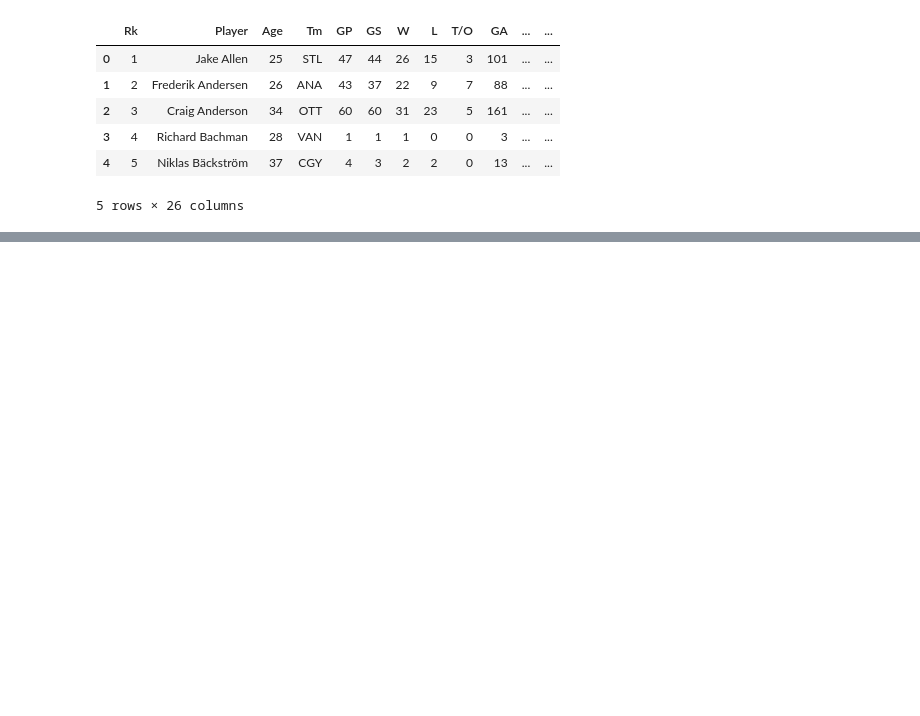
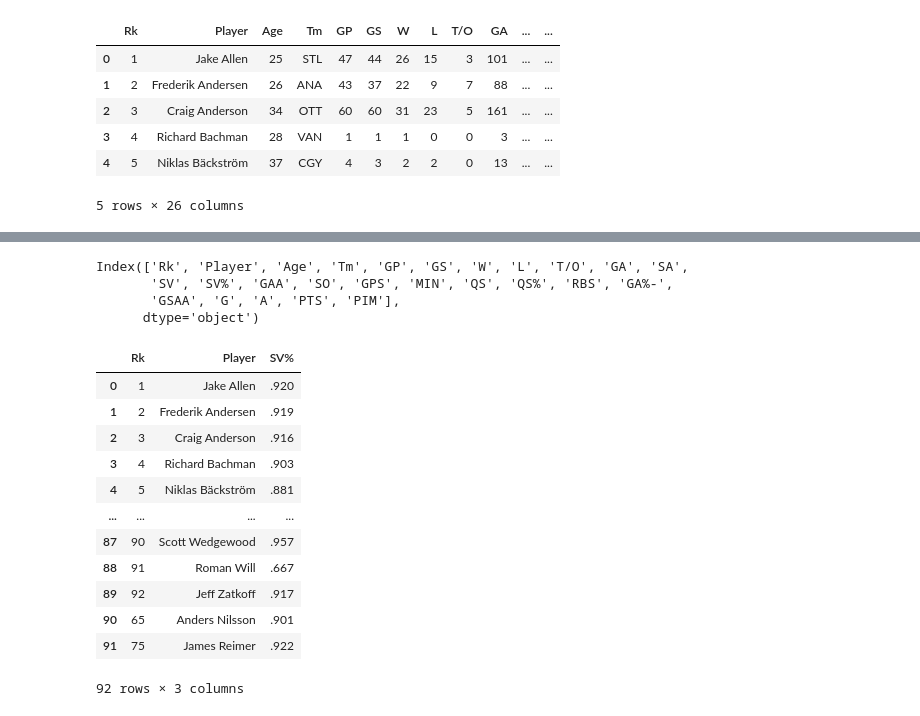
Before and after one commit to Jawing/ift6758-project-template-main, a Jupyter notebook: milestone1.ipynb, the cells around one changed output, grey strips where cells are left out. Saved outputs shown, nothing was run; the diff lists cells and outputs as text; code cells hidden in the pictures; blank space fills up the shorter version.

```diff
--- a/milestone1.ipynb
+++ b/milestone1.ipynb
@@ -35,0 +43,23 @@ df.head()
+# %%
+df.columns
+# %% [output]
+Index(['Rk', 'Player', 'Age', 'Tm', 'GP', 'GS', 'W', 'L', 'T/O', 'GA', 'SA',
+       'SV', 'SV%', 'GAA', 'SO', 'GPS', 'MIN', 'QS', 'QS%', 'RBS', 'GA%-',
+       'GSAA', 'G', 'A', 'PTS', 'PIM'],
+      dtype='object')
+# %%
+df[["Rk", "Player", "SV%"]]
+# %% [output]
+|  | Rk | Player | SV% |
+| 0 | 1 | Jake Allen | .920 |
+| 1 | 2 | Frederik Andersen | .919 |
+| 2 | 3 | Craig Anderson | .916 |
+| 3 | 4 | Richard Bachman | .903 |
+| 4 | 5 | Niklas Bäckström | .881 |
+| ... | ... | ... | ... |
+| 87 | 90 | Scott Wedgewood | .957 |
+| 88 | 91 | Roman Will | .667 |
+| 89 | 92 | Jeff Zatkoff | .917 |
+| 90 | 65 | Anders Nilsson | .901 |
+| 91 | 75 | James Reimer | .922 |
+92 rows × 3 columns
```
Also changed, not shown: parts of 16 cells of this notebook.
